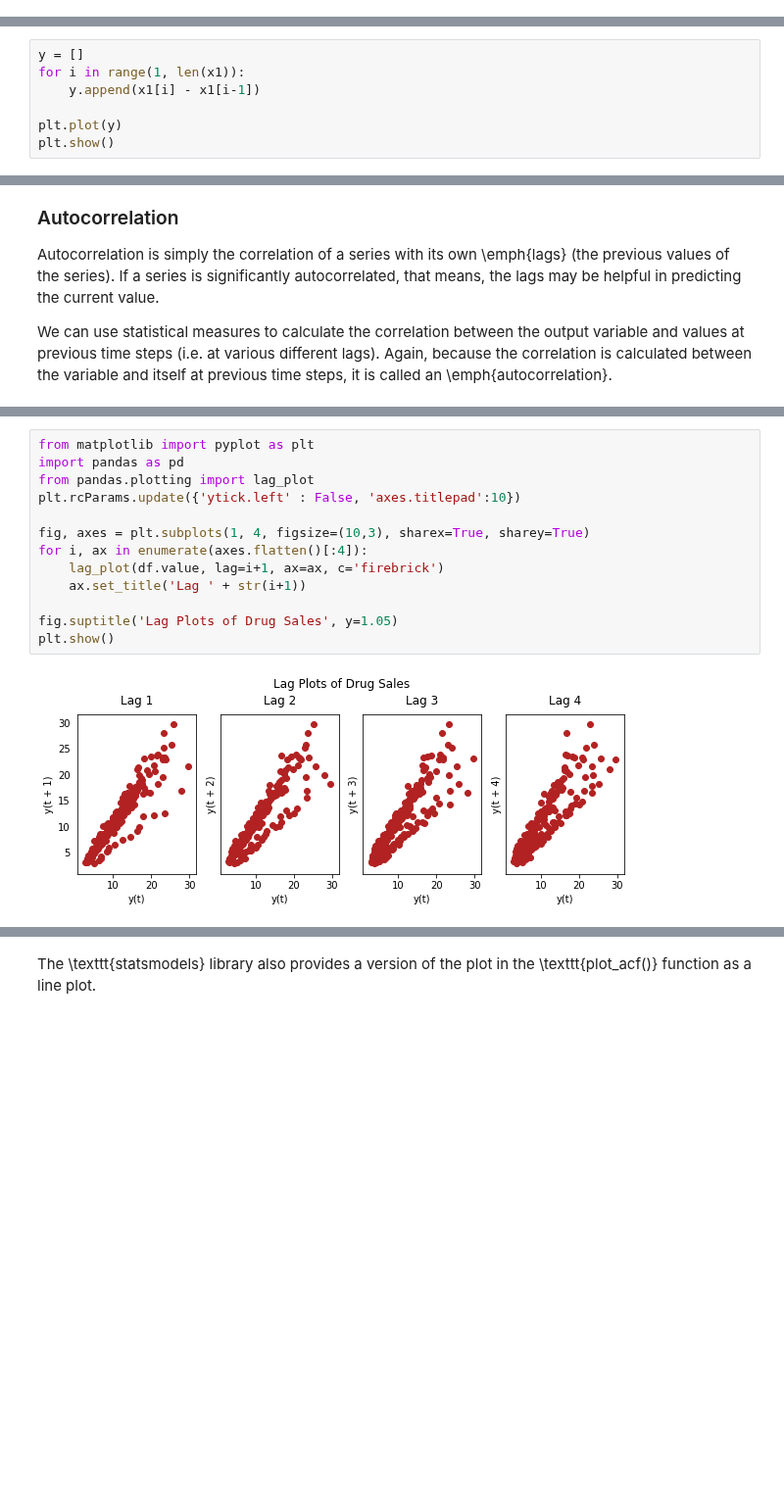
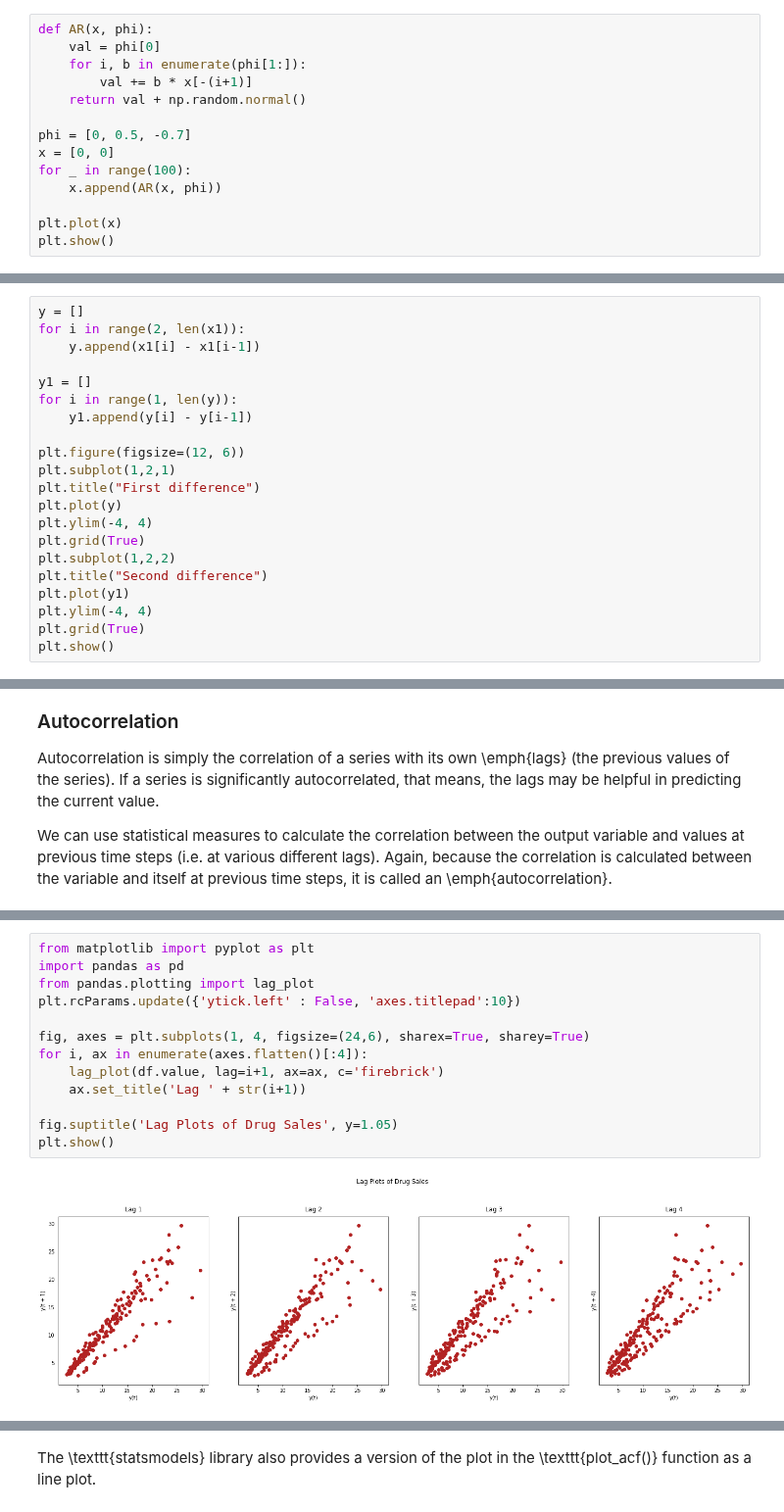
Before and after one commit to matteosan1/finance_course, a Jupyter notebook: time_series.ipynb, the cells around one changed output, grey strips where cells are left out. Shown at 98% size. Drawn from its saved outputs; the diff is of its cells as text; blank space fills up the shorter version.

Commit message:
[UPD] First chapter on time series done

```diff
--- a/time_series.ipynb
+++ b/time_series.ipynb
@@ -152,0 +157,14 @@ The notation for the model involves specifying the order of the model $p$ as a p
+# %%
+def AR(x, phi):
+    val = phi[0]
+    for i, b in enumerate(phi[1:]):
+        val += b * x[-(i+1)]
+    return val + np.random.normal()
+
+phi = [0, 0.5, -0.7]
+x = [0, 0]
+for _ in range(100):
+    x.append(AR(x, phi))
+
+plt.plot(x)
+plt.show()
@@ -234,10 +298,3 @@ There are various reasons why we have to make a non-stationary series stationary
 
 * forecasting a stationary series is relatively easy and the forecasts are more reliable;
 * autoregressive forecasting models (AR models) are essentially linear regression models that utilize the lag(s) of the series itself as predictors. We know that linear regression works best if the predictors ($X$ variables) are not correlated against each other. So, stationarizing the series solves this problem since it removes any persistent autocorrelation, thereby making the predictors(lags of the series) in the forecasting models nearly independent.
-# %%
-y = []
-for i in range(1, len(x1)):
-    y.append(x1[i] - x1[i-1])
-
-plt.plot(y)
-plt.show()
@@ -245,0 +301,21 @@ plt.show()
+# %%
+y = []
+for i in range(2, len(x1)):
+    y.append(x1[i] - x1[i-1])
+
+y1 = []
+for i in range(1, len(y)):
+    y1.append(y[i] - y[i-1])
+
+plt.figure(figsize=(12, 6))
+plt.subplot(1,2,1)
+plt.title("First difference")
+plt.plot(y)
+plt.ylim(-4, 4)
+plt.grid(True)
+plt.subplot(1,2,2)
+plt.title("Second difference")
+plt.plot(y1)
+plt.ylim(-4, 4)
+plt.grid(True)
+plt.show()
@@ -381,16 +453,16 @@ A lag plot is a scatter plot of a time series against a lag of itself. It is nor
 # %%
 from matplotlib import pyplot as plt
 import pandas as pd
 from pandas.plotting import lag_plot
 plt.rcParams.update({'ytick.left' : False, 'axes.titlepad':10})
 
-fig, axes = plt.subplots(1, 4, figsize=(10,3), sharex=True, sharey=True)
+fig, axes = plt.subplots(1, 4, figsize=(24,6), sharex=True, sharey=True)
 for i, ax in enumerate(axes.flatten()[:4]):
     lag_plot(df.value, lag=i+1, ax=ax, c='firebrick')
     ax.set_title('Lag ' + str(i+1))
 
 fig.suptitle('Lag Plots of Drug Sales', y=1.05)
 plt.show()
 # %% [output]
-[figure, old version]
+[figure, new version]
 # %% [markdown]
```
Also changed, not shown: parts of 98 cells of this notebook, 5 other files.
